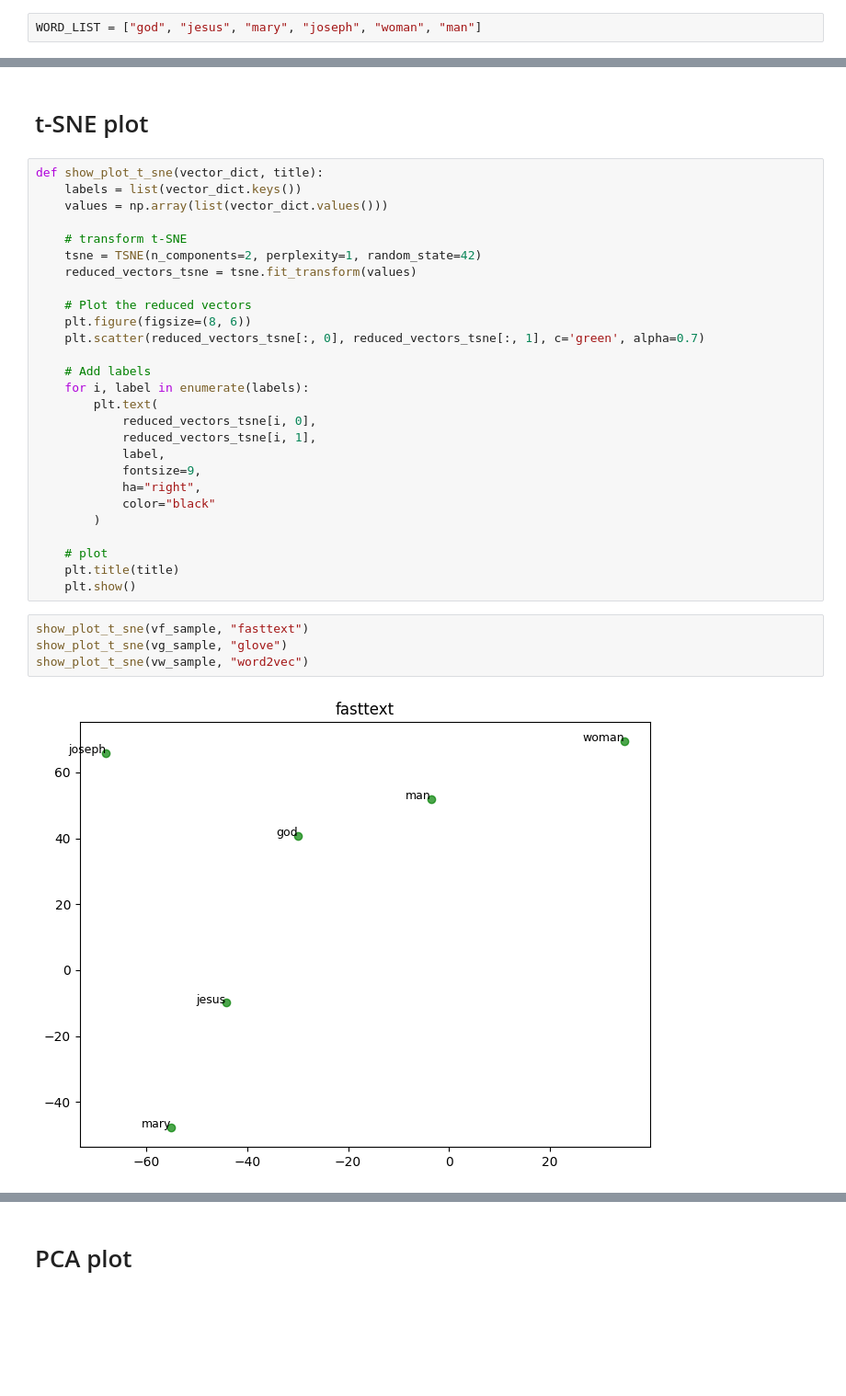
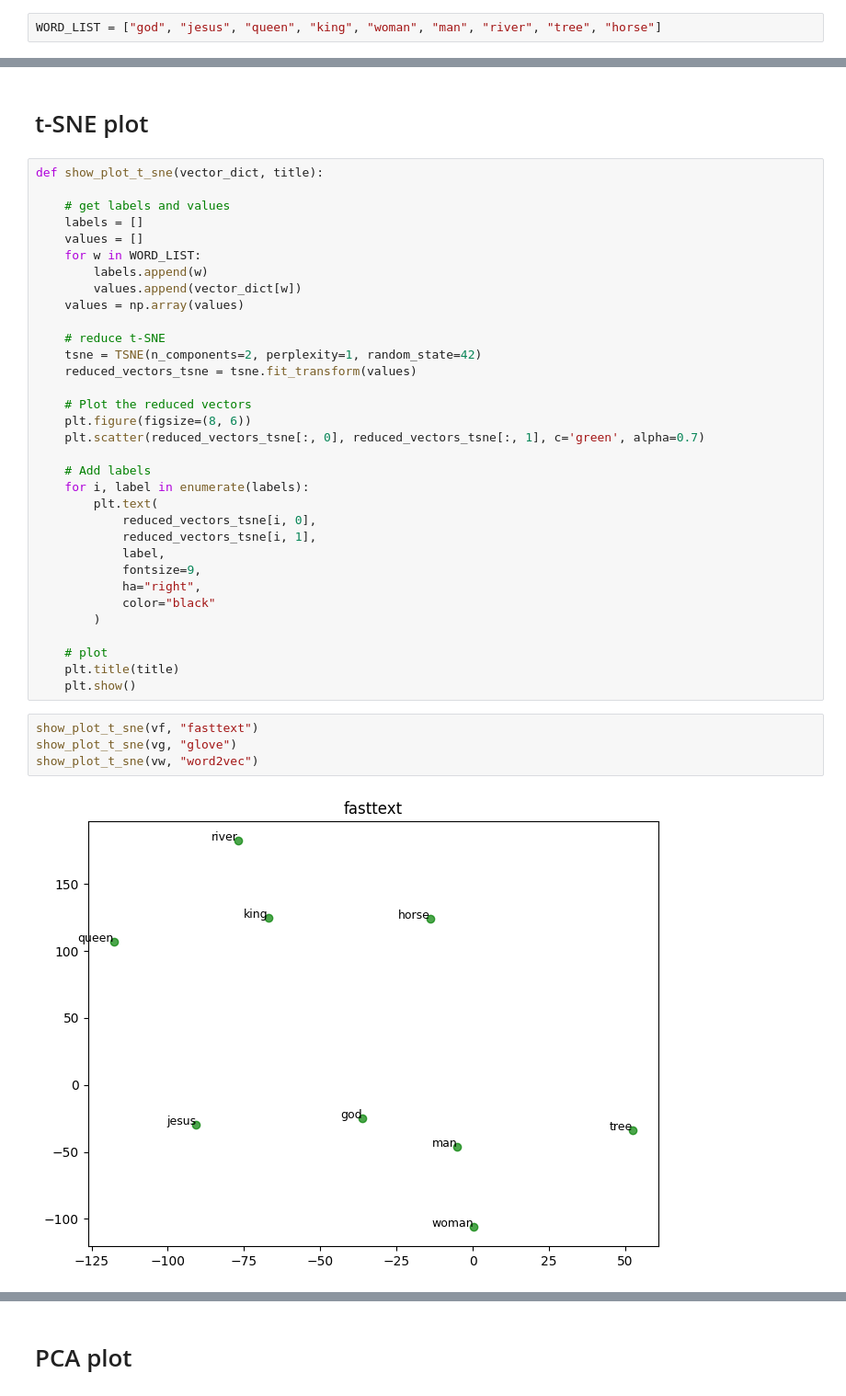
Before and after one commit to veldhub/veld_chain__demo_wordembeddings_multiarch, a Jupyter notebook: code/analyse_vectors/notebooks/analyse_vectors.ipynb, the cells around one changed output, grey strips where cells are left out. Shown: that part at 92% size. Saved outputs shown, nothing was run; the diff lists cells and outputs as text; blank space fills up the shorter version.

Commit message:
veld_step_6_analyse_vectors.yaml: simplify analysis notebook

```diff
--- a/code/analyse_vectors/notebooks/analyse_vectors.ipynb
+++ b/code/analyse_vectors/notebooks/analyse_vectors.ipynb
@@ -7,7 +7,7 @@ from sklearn.decomposition import PCA
 # %% [markdown]
 # config
 # %%
-WORD_LIST = ["god", "jesus", "mary", "joseph", "woman", "man"]
+WORD_LIST = ["god", "jesus", "queen", "king", "woman", "man", "river", "tree", "horse"]
 # %% [markdown]
 # load vectors
 # %%
@@ -73,10 +65,16 @@ vw_sample = create_sample_vector_dict(vw, WORD_LIST)
 # t-SNE plot
 # %%
 def show_plot_t_sne(vector_dict, title):
-    labels = list(vector_dict.keys())
-    values = np.array(list(vector_dict.values()))
 
-    # transform t-SNE
+    # get labels and values
+    labels = []
+    values = []
+    for w in WORD_LIST:
+        labels.append(w)
+        values.append(vector_dict[w])
+    values = np.array(values)
+
+    # reduce t-SNE
     tsne = TSNE(n_components=2, perplexity=1, random_state=42)
     reduced_vectors_tsne = tsne.fit_transform(values)
 
@@ -99,8 +97,8 @@ def show_plot_t_sne(vector_dict, title):
     plt.title(title)
     plt.show()
 # %%
-show_plot_t_sne(vf_sample, "fasttext")
-show_plot_t_sne(vg_sample, "glove")
-show_plot_t_sne(vw_sample, "word2vec")
+show_plot_t_sne(vf, "fasttext")
+show_plot_t_sne(vg, "glove")
+show_plot_t_sne(vw, "word2vec")
 # %% [output]
-[figure, old version]
+[figure, new version]
```
Also changed, not shown: parts of 7 cells of this notebook.
